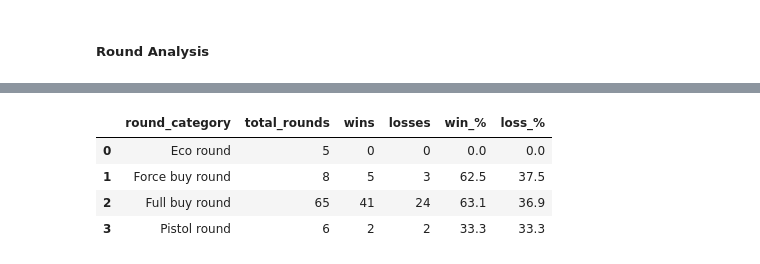
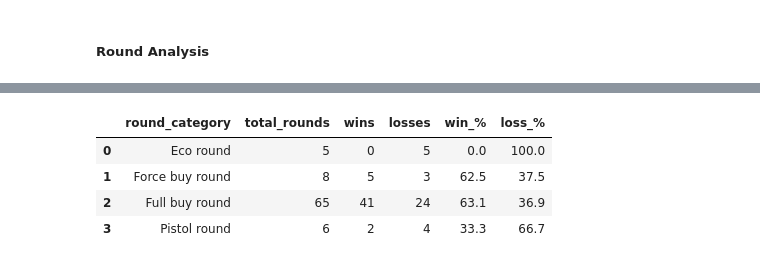
Before and after one commit to Armeldt/CS2-ESEA-season-stats-aggregator, a Jupyter notebook: Projet_cs2_multiple_match.ipynb, the cells around one changed output, grey strips where cells are left out. Cells and saved outputs as stored; diff of their text form; code cells hidden in the pictures.

```diff
--- a/Projet_cs2_multiple_match.ipynb
+++ b/Projet_cs2_multiple_match.ipynb
@@ -926,7 +914,12 @@ match_data['eco_info'].head()
 # %%
-
 # Initialiser un DataFrame global pour stocker les rounds par catégorie cumulés
 all_matches_round_analysis = pd.DataFrame()
+
+# Initialiser des compteurs globaux pour les cas particuliers
+total_force_against_zobrux_lost = 0
+total_eco_against_zobrux_lost = 0
+total_zobrux_eco_against_full_win = 0
+total_zobrux_force_against_full_win = 0
 
 # Parcourir chaque match dans 'all_matches'
 for match_data in all_matches:
@@ -942,7 +935,7 @@ for match_data in all_matches:
     df_merged_team = pd.merge(eco_by_team, round_info[['total_rounds_played', 'Game_id','winner']], how='left',
                               left_on=['total_rounds_played','Game_id'],
                               right_on=['total_rounds_played', 'Game_id'])
-    df_merged_team['side'] = df_merged_team['side'] .replace({'TERRORIST':'T'})
+    df_merged_team['side'] = df_merged_team['side'].replace({'TERRORIST': 'T'})
 
     # Appliquer la fonction de catégorisation pour classer les rounds
     def categorize_rounds(row):
@@ -962,7 +955,7 @@ for match_data in all_matches:
     df_merged_team = df_merged_team.drop(columns=['is_team'])
 
     # Filtrer les rounds joués par zobrux
-    rounds_team = df_merged_team[df_merged_team['team_clan_name'] == 'zobrux']
+    rounds_team = df_merged_team[df_merged_team['team_clan_name'] == team]
 
     # Calculer le nombre total de rounds joués dans chaque catégorie d'achat
     total_rounds_per_category = rounds_team['round_category'].value_counts()
@@ -971,7 +964,7 @@ for match_data in all_matches:
     wins_per_category = rounds_team[rounds_team['winner'] == rounds_team['side']]['round_category'].value_counts()
 
     # Calculer le nombre de défaites par catégorie d'achat
-    losses_per_category = total_rounds_per_category - wins_per_category
+    losses_per_category = rounds_team[rounds_team['winner'] != rounds_team['side']]['round_category'].value_counts()
 
     # Remplir les NaN avec 0
     wins_per_category = wins_per_category.fillna(0).astype(int)
@@ -987,14 +980,59 @@ for match_data in all_matches:
     # Cumuler les résultats dans le DataFrame global
     all_matches_round_analysis = pd.concat([all_matches_round_analysis, match_stats])
 
-# Grouper par catégorie pour obtenir les statistiques cumulées
-cumulative_stats = all_matches_round_analysis.groupby('round_category').sum()
+    # Grouper par catégorie pour obtenir les statistiques cumulées
+    cumulative_stats = all_matches_round_analysis.groupby('round_category').sum()
 
-# Calculer les pourcentages de victoires et de défaites
-cumulative_stats['win_%'] = round((cumulative_stats['wins'] / cumulative_stats['total_rounds']) * 100,1)
-cumulative_stats['loss_%'] = round((cumulative_stats['losses'] / cumulative_stats['total_rounds']) * 100,1)
-cumulative_stats['wins'] = cumulative_stats['wins'].fillna(0).astype(int)
-cumulative_stats['losses'] = cumulative_stats['losses'].fillna(0).astype(int)
-# Afficher les statistiques cumulées
-cumulative_stats.reset_index()
+    # Calculer les pourcentages de victoires et de défaites
+    cumulative_stats['win_%'] = round((cumulative_stats['wins'] / cumulative_stats['total_rounds']) * 100, 1)
+    cumulative_stats['loss_%'] = round((cumulative_stats['losses'] / cumulative_stats['total_rounds']) * 100, 1)
+    cumulative_stats['wins'] = cumulative_stats['wins'].fillna(0).astype(int)
+    cumulative_stats['losses'] = cumulative_stats['losses'].fillna(0).astype(int)
+    cumulative_stats = cumulative_stats.reset_index()
+    # Calculer les cas particuliers pour ce match :
+
+    # 1. Adversaire en Force Buy, Zobrux en Full Buy, Zobrux a perdu
+    force_against_zobrux_lost = df_merged_team[
+        (df_merged_team['team_clan_name'] == team) &
+        (df_merged_team['round_category'] == 'Full buy round') &
+        (df_merged_team['winner'] != df_merged_team['side']) &  # Zobrux a perdu
+        (df_merged_team['round_category'].shift(-1) == 'Force buy round')  # Adversaire en Force Buy
+    ].shape[0]
+
+    # 2. Adversaire en Eco, Zobrux en Full Buy, Zobrux a perdu
+    eco_against_zobrux_lost = df_merged_team[
+        (df_merged_team['team_clan_name'] == team) &
+        (df_merged_team['round_category'] == 'Full buy round') &
+        (df_merged_team['winner'] != df_merged_team['side']) &  # Zobrux a perdu
+        (df_merged_team['round_category'].shift(-1) == 'Eco round')  # Adversaire en Eco
+    ].shape[0]
+
+    # 3. Zobrux en Eco, adversaire en Full Buy, Zobrux a gagné
+    zobrux_eco_against_full_win = df_merged_team[
+        (df_merged_team['team_clan_name'] == team) &
+        (df_merged_team['round_category'] == 'Eco round') &
+        (df_merged_team['winner'] == df_merged_team['side']) &  # Zobrux a gagné
+        (df_merged_team['round_category'].shift(1) == 'Full buy round')  # Adversaire en Full Buy
+    ].shape[0]
+
+    # 4. Zobrux en Force Buy, adversaire en Full Buy, Zobrux a gagné
+    zobrux_force_against_full_win = df_merged_team[
+        (df_merged_team['team_clan_name'] == team) &
+        (df_merged_team['round_category'] == 'Force buy round') &
+        (df_merged_team['winner'] == df_merged_team['side']) &  # Zobrux a gagné
+        (df_merged_team['round_category'].shift(1) == 'Full buy round')  # Adversaire en Full Buy
+    ].shape[0]
+
+    # Cumuler les résultats globaux
+    total_force_against_zobrux_lost += force_against_zobrux_lost
+    total_eco_against_zobrux_lost += eco_against_zobrux_lost
+    total_zobrux_eco_against_full_win += zobrux_eco_against_full_win
+    total_zobrux_force_against_full_win += zobrux_force_against_full_win
+
+print(f"Nombre de fois où Zobrux en Full Buy a perdu contre Force Buy : {total_force_against_zobrux_lost}")
+print(f"Nombre de fois où Zobrux en Full Buy a perdu contre Eco : {total_eco_against_zobrux_lost}")
+print(f"Nombre de fois où Zobrux en Eco a gagné contre Full Buy : {total_zobrux_eco_against_full_win}")
+print(f"Nombre de fois où Zobrux en Force Buy a gagné contre Full Buy : {total_zobrux_force_against_full_win}")
+
+cumulative_stats
 # %% [output]
@@ -1001,5 +1043,5 @@ cumulative_stats.reset_index()
 |  | round_category | total_rounds | wins | losses | win_% | loss_% |
-| 0 | Eco round | 5 | 0 | 0 | 0.0 | 0.0 |
+| 0 | Eco round | 5 | 0 | 5 | 0.0 | 100.0 |
 | 1 | Force buy round | 8 | 5 | 3 | 62.5 | 37.5 |
 | 2 | Full buy round | 65 | 41 | 24 | 63.1 | 36.9 |
-| 3 | Pistol round | 6 | 2 | 2 | 33.3 | 33.3 |
+| 3 | Pistol round | 6 | 2 | 4 | 33.3 | 66.7 |
```
Also changed, not shown: parts of 6 cells of this notebook, 1 other file.
